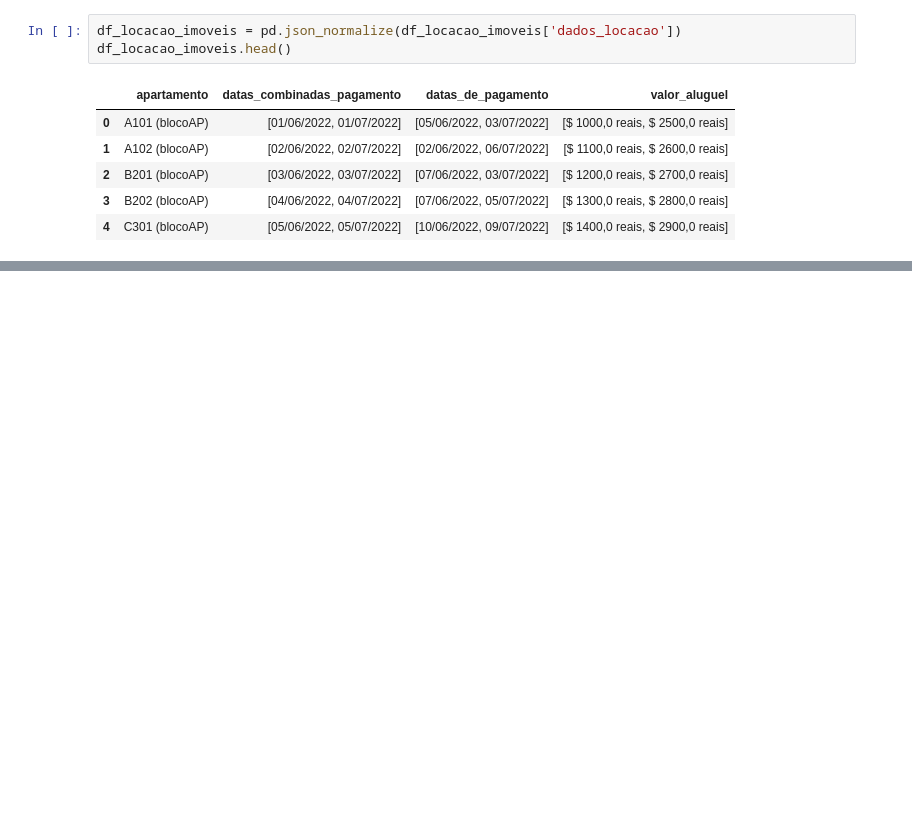
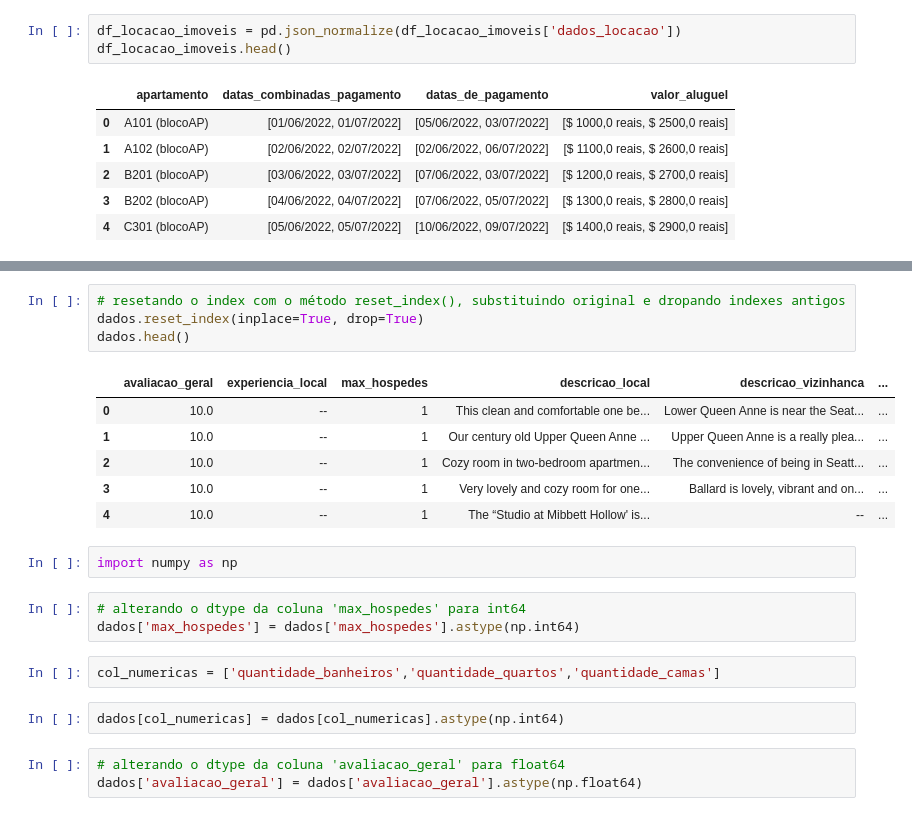
Before and after one commit to phfarath/Python-Projects, a Jupyter notebook: DataScience/Aprendendo/Pandas/ManipulandoDados.ipynb, the cells around one changed output, grey strips where cells are left out. Saved outputs shown, nothing was run; the diff lists cells and outputs as text; blank space fills up the shorter version.

```diff
--- a/DataScience/Aprendendo/Pandas/ManipulandoDados.ipynb
+++ b/DataScience/Aprendendo/Pandas/ManipulandoDados.ipynb
@@ -73,0 +105,23 @@ df_locacao_imoveis.head()
+# %%
+# resetando o index com o método reset_index(), substituindo original e dropando indexes antigos
+dados.reset_index(inplace=True, drop=True)
+dados.head()
+# %% [output]
+|  | avaliacao_geral | experiencia_local | max_hospedes | descricao_local | descricao_vizinhanca | ... |
+| 0 | 10.0 | -- | 1 | This clean and comfortable one be... | Lower Queen Anne is near the Seat... | ... |
+| 1 | 10.0 | -- | 1 | Our century old Upper Queen Anne ... | Upper Queen Anne is a really plea... | ... |
+| 2 | 10.0 | -- | 1 | Cozy room in two-bedroom apartmen... | The convenience of being in Seatt... | ... |
+| 3 | 10.0 | -- | 1 | Very lovely and cozy room for one... | Ballard is lovely, vibrant and on... | ... |
+| 4 | 10.0 | -- | 1 | The “Studio at Mibbett Hollow' is... | -- | ... |
+# %%
+import numpy as np
+# %%
+# alterando o dtype da coluna 'max_hospedes' para int64
+dados['max_hospedes'] = dados['max_hospedes'].astype(np.int64)
+# %%
+col_numericas = ['quantidade_banheiros','quantidade_quartos','quantidade_camas']
+# %%
+dados[col_numericas] = dados[col_numericas].astype(np.int64)
+# %%
+# alterando o dtype da coluna 'avaliacao_geral' para float64
+dados['avaliacao_geral'] = dados['avaliacao_geral'].astype(np.float64)
```
Also changed, not shown: parts of 27 cells of this notebook.
